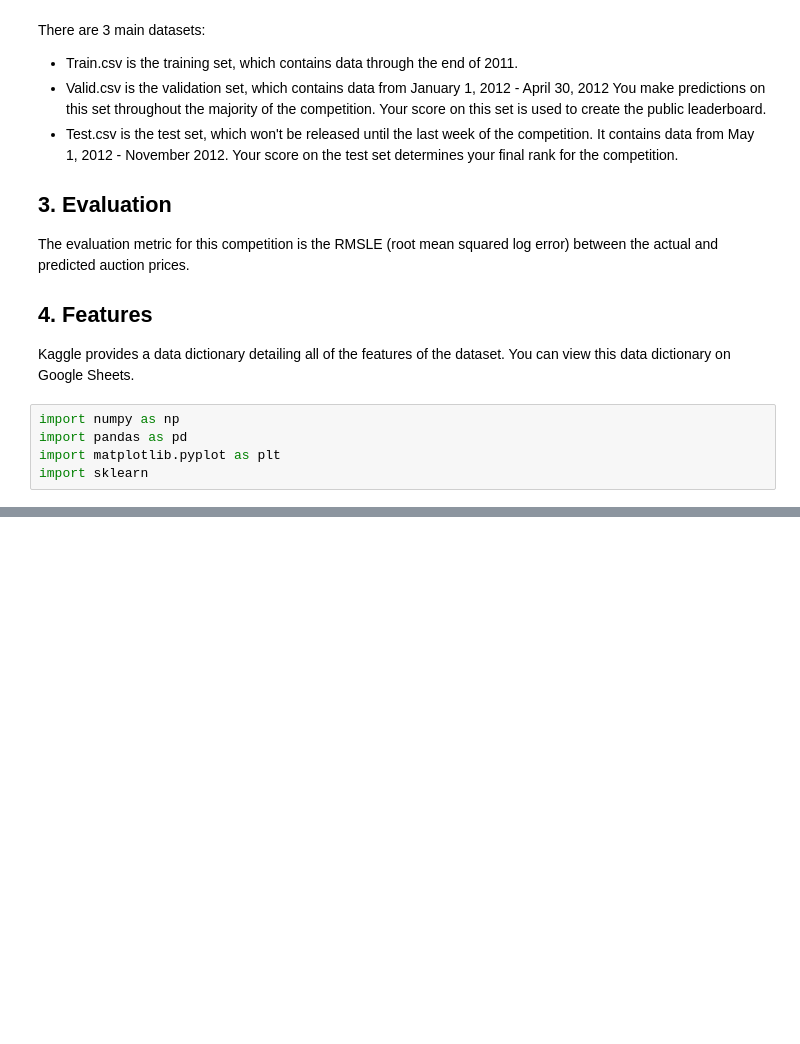
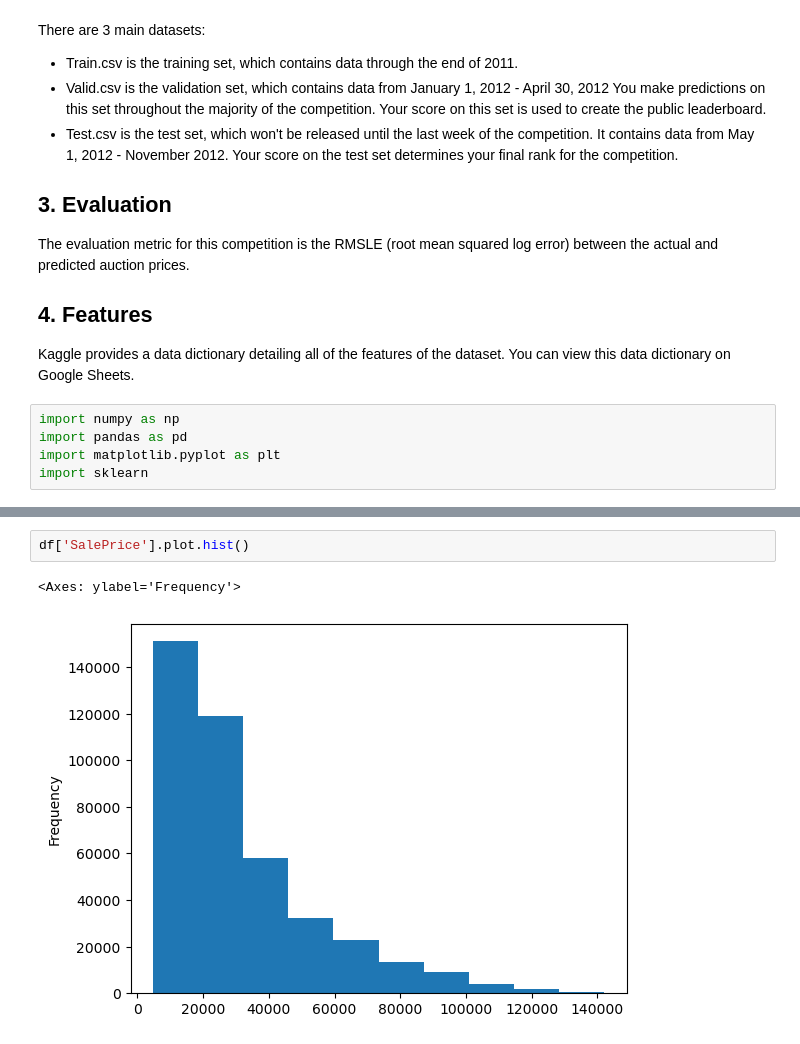
Before and after one commit to ed3899/ml-book, a Jupyter notebook: bulldozer-project/bulldozer.ipynb, the cells around one changed output, grey strips where cells are left out. Cells and saved outputs as stored; diff of their text form; blank space fills up the shorter version.

```diff
--- a/bulldozer-project/bulldozer.ipynb
+++ b/bulldozer-project/bulldozer.ipynb
@@ -32,0 +99,5 @@ import sklearn
+# %%
+df['SalePrice'].plot.hist()
+# %% [output]
+<Axes: ylabel='Frequency'>
+[figure, added]
```
Also changed, not shown: parts of 11 cells of this notebook.
